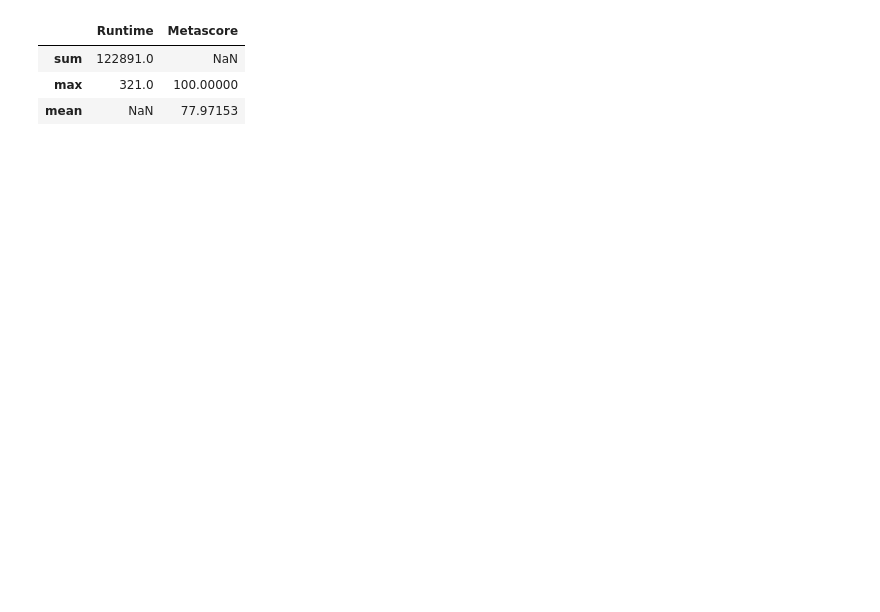
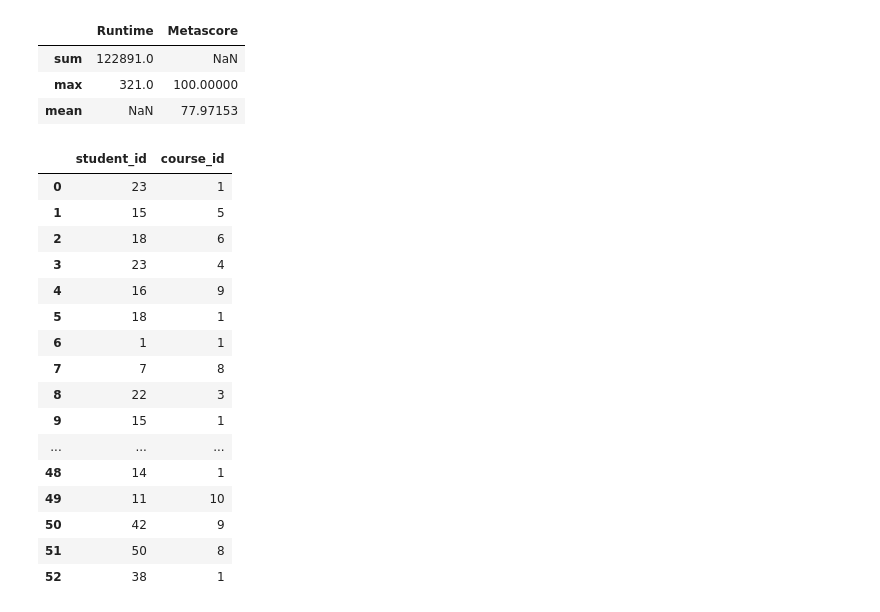
Before and after one commit to bhedadev010/Pandas, a Jupyter notebook: Session-11/questions.ipynb, the cells around one changed output. Cells and saved outputs as stored; diff of their text form; code cells hidden in the pictures; blank space fills up the shorter version.

```diff
--- a/Session-11/questions.ipynb
+++ b/Session-11/questions.ipynb
@@ -103,6 +107,28 @@ movies.agg({
 | max | 321.0 | 100.00000 |
 | mean | NaN | 77.97153 |
 # %%
-# new = pd.concat([a,b],ignore_index=True)
+nov = pd.read_csv('reg-month1.csv')
+dec = pd.read_csv('reg-month2.csv')
+
+new = pd.concat([nov,dec],ignore_index=True)
+new
 #will concat two table together and if ig_in is not used then the index will be in same order as it is in table
-#but if  ig_in is used then index will be in one flow
+#but if ig_in is used then index will be in one flow
+# %% [output]
+|  | student_id | course_id |
+| 0 | 23 | 1 |
+| 1 | 15 | 5 |
+| 2 | 18 | 6 |
+| 3 | 23 | 4 |
+| 4 | 16 | 9 |
+| 5 | 18 | 1 |
+| 6 | 1 | 1 |
+| 7 | 7 | 8 |
+| 8 | 22 | 3 |
+| 9 | 15 | 1 |
+| ... | ... | ... |
+| 48 | 14 | 1 |
+| 49 | 11 | 10 |
+| 50 | 42 | 9 |
+| 51 | 50 | 8 |
+| 52 | 38 | 1 |
```
Also changed, not shown: parts of 9 cells of this notebook, 4 other files.
